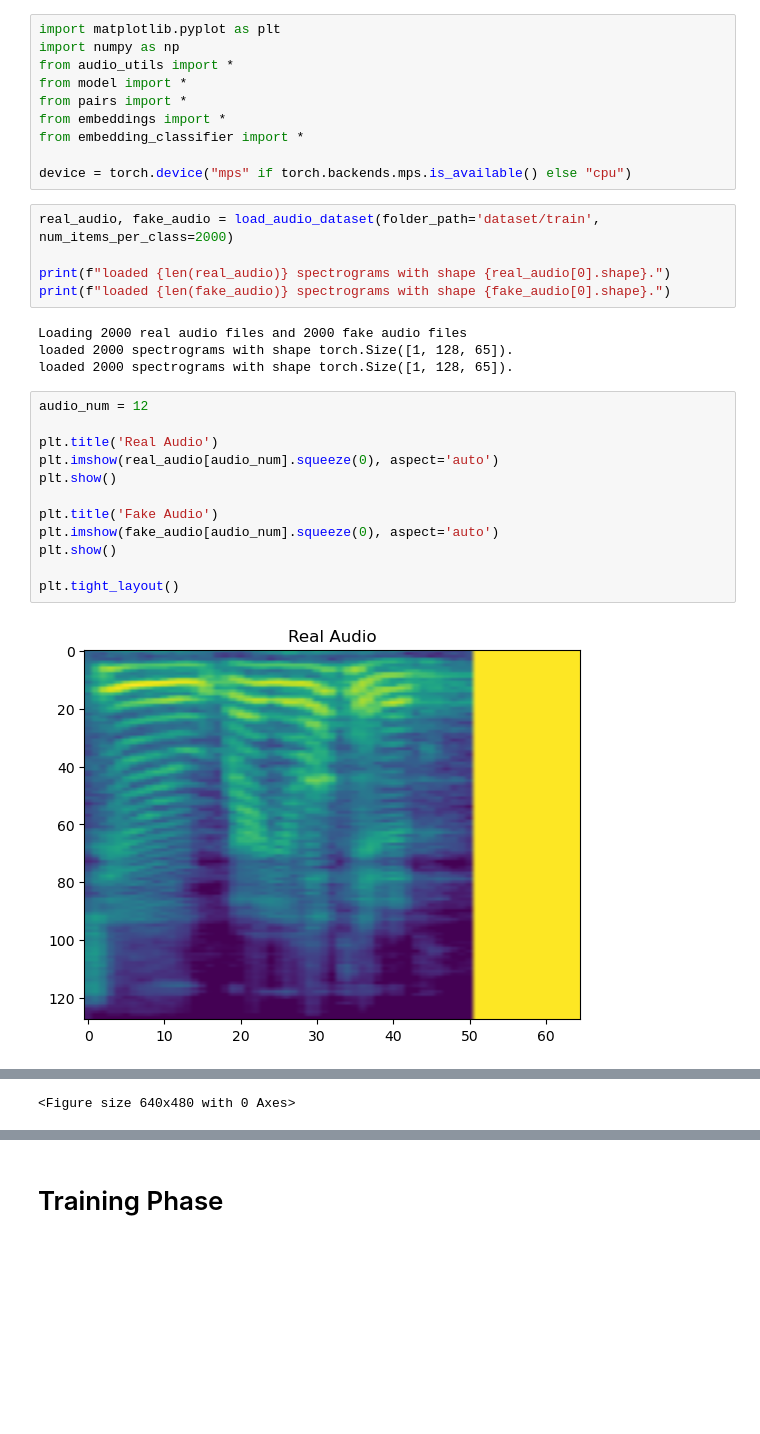
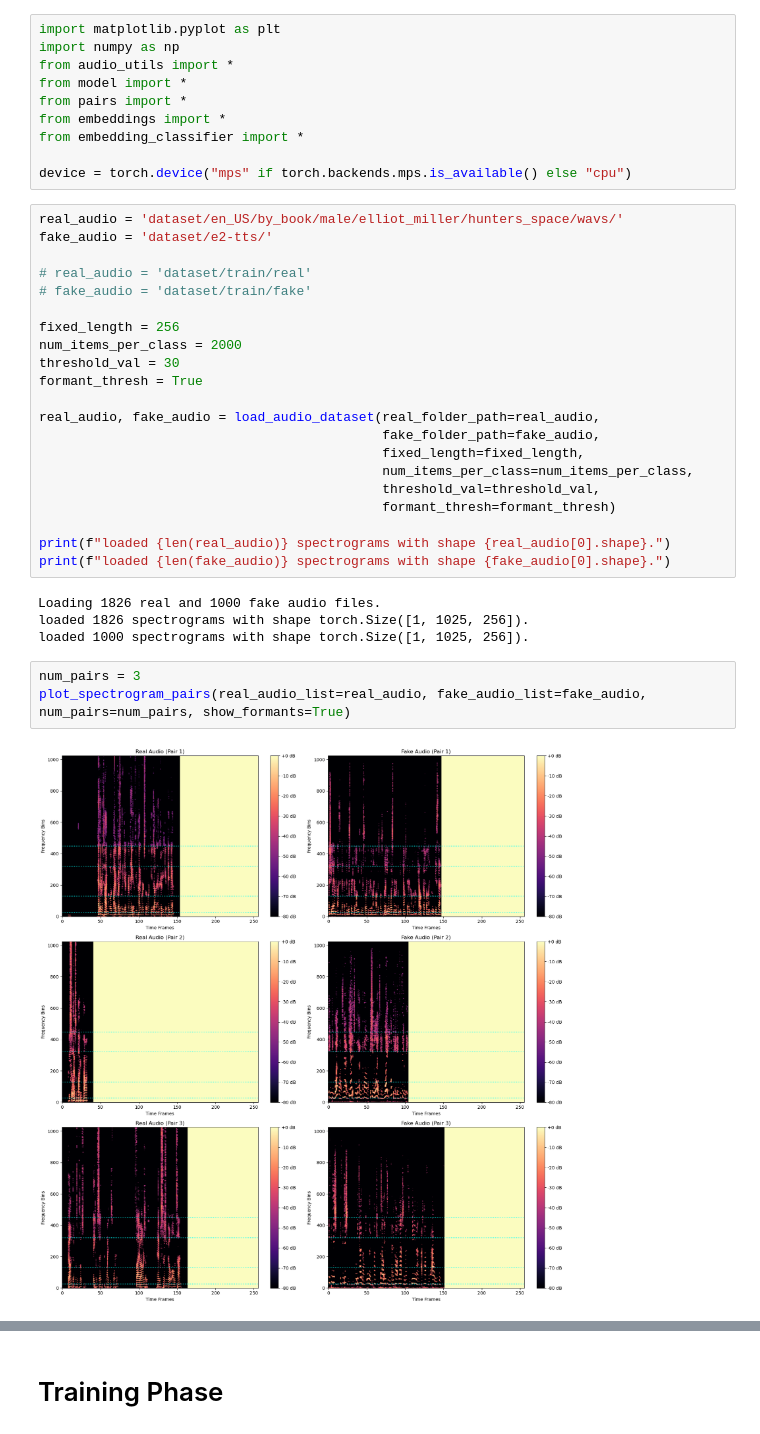
Before and after one commit to JaskiratSudan/deepfake_embeddings, a Jupyter notebook: main.ipynb, the cells around one changed output, grey strips where cells are left out. Drawn from its saved outputs; the diff is of its cells as text; blank space fills up the shorter version.

Commit message:
MLAAD subset trained

```diff
--- a/main.ipynb
+++ b/main.ipynb
@@ -9,25 +9,32 @@ from embedding_classifier import *
 
 device = torch.device("mps" if torch.backends.mps.is_available() else "cpu")
 # %%
-real_audio, fake_audio = load_audio_dataset(folder_path='dataset/train', num_items_per_class=2000)
+real_audio = 'dataset/en_US/by_book/male/elliot_miller/hunters_space/wavs/'
+fake_audio = 'dataset/e2-tts/'
+
+# real_audio = 'dataset/train/real'
+# fake_audio = 'dataset/train/fake'
+
+fixed_length = 256
+num_items_per_class = 2000
+threshold_val = 30
+formant_thresh = True
+
+real_audio, fake_audio = load_audio_dataset(real_folder_path=real_audio,
+                                            fake_folder_path=fake_audio,
+                                            fixed_length=fixed_length,
+                                            num_items_per_class=num_items_per_class,
+                                            threshold_val=threshold_val,
+                                            formant_thresh=formant_thresh)
 
 print(f"loaded {len(real_audio)} spectrograms with shape {real_audio[0].shape}.")
 print(f"loaded {len(fake_audio)} spectrograms with shape {fake_audio[0].shape}.")
 # %% [output]
-Loading 2000 real audio files and 2000 fake audio files
-loaded 2000 spectrograms with shape torch.Size([1, 128, 65]).
-loaded 2000 spectrograms with shape torch.Size([1, 128, 65]).
+Loading 1826 real and 1000 fake audio files.
+loaded 1826 spectrograms with shape torch.Size([1, 1025, 256]).
+loaded 1000 spectrograms with shape torch.Size([1, 1025, 256]).
 # %%
-audio_num = 12
-
-plt.title('Real Audio')
-plt.imshow(real_audio[audio_num].squeeze(0), aspect='auto')
-plt.show()
-
-plt.title('Fake Audio')
-plt.imshow(fake_audio[audio_num].squeeze(0), aspect='auto')
-plt.show()
-
-plt.tight_layout()
+num_pairs = 3
+plot_spectrogram_pairs(real_audio_list=real_audio, fake_audio_list=fake_audio, num_pairs=num_pairs, show_formants=True)
 # %% [output]
-[figure, old version]
+[figure, new version]
@@ -35,4 +41,3 @@ plt.tight_layout()
-<Figure size 640x480 with 0 Axes>
 # %%
 pairs, labels, classes = make_positive_negative_pairs(real_audio, fake_audio, num_pairs=5000)
 
```
Also changed, not shown: parts of 15 cells of this notebook, 54 other files.
